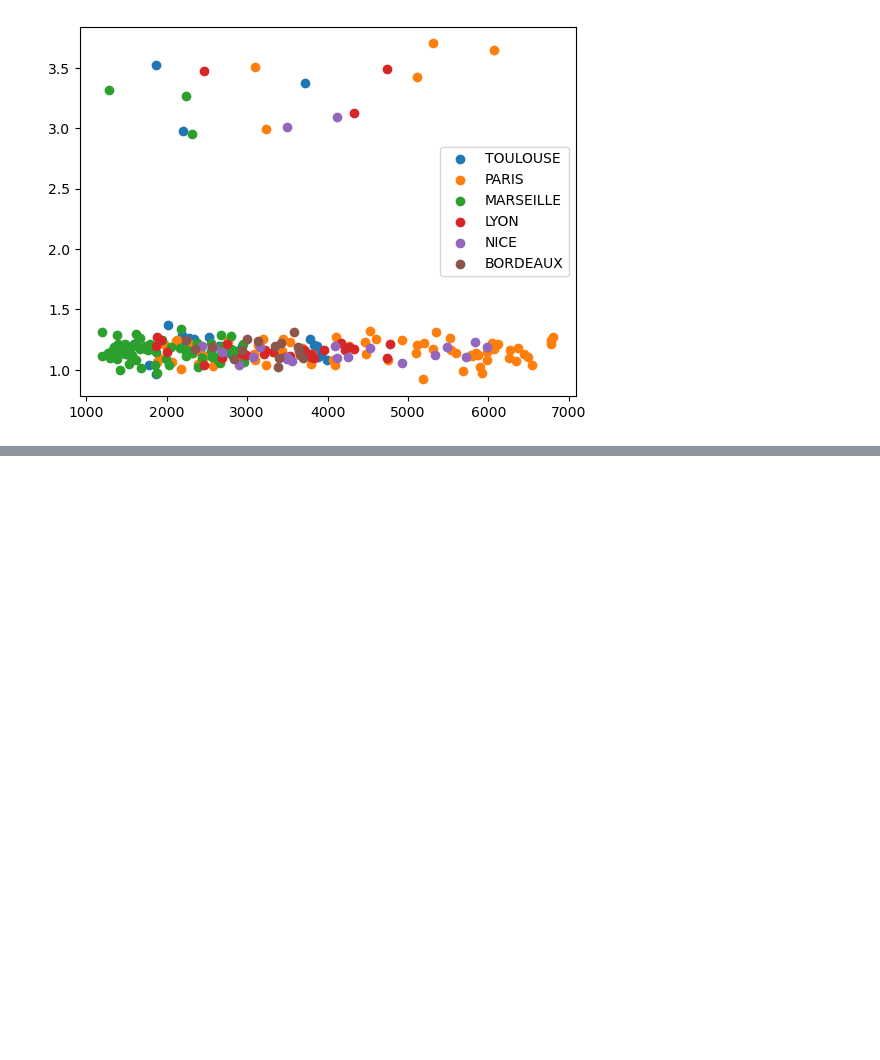
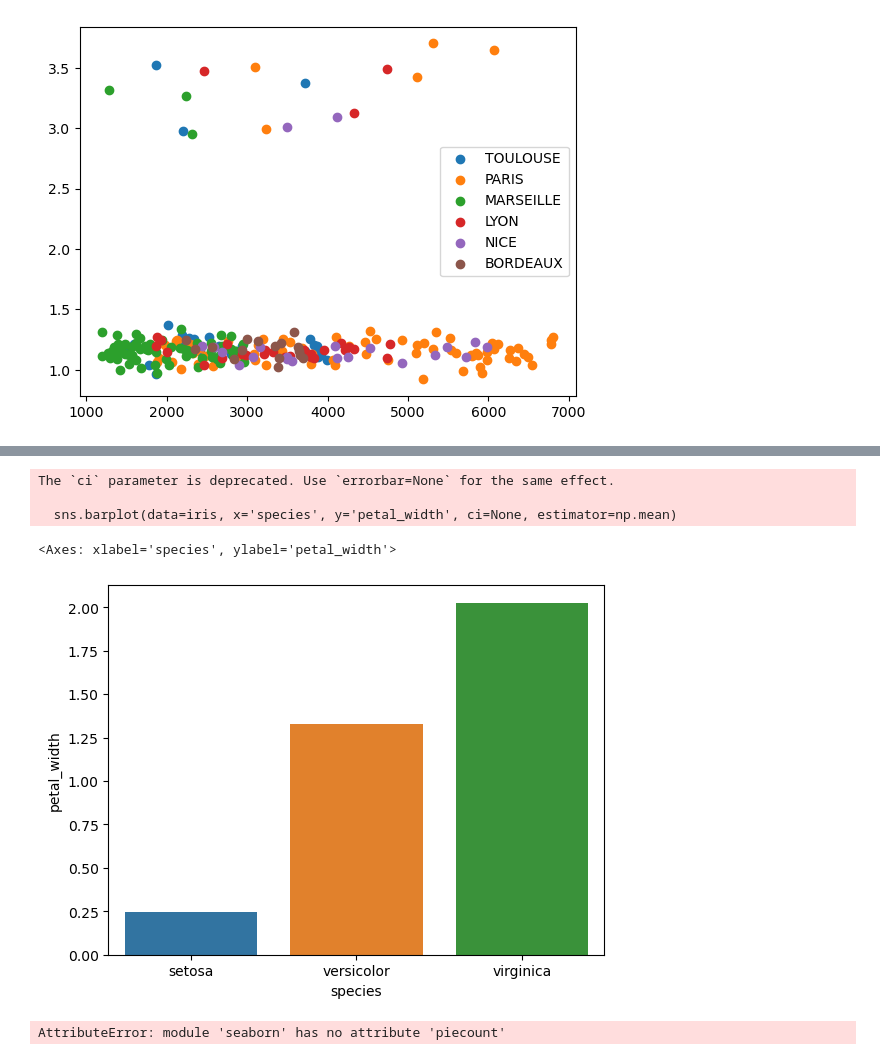
Before and after one commit to Nacim-B/OpenClassrooms-Training, a Jupyter notebook: Project_2.ipynb, the cells around one changed output, grey strips where cells are left out. Drawn from its saved outputs; the diff is of its cells as text; code cells hidden in the pictures; blank space fills up the shorter version.

```diff
--- a/Project_2.ipynb
+++ b/Project_2.ipynb
@@ -328,0 +361,8 @@ plt.grid(axis = 'y')
+# %%
+sns.barplot(data=iris, x='species', y='petal_width', ci=None, estimator=np.mean)
+# %% [output]
+The `ci` parameter is deprecated. Use `errorbar=None` for the same effect.
+
+  sns.barplot(data=iris, x='species', y='petal_width', ci=None, estimator=np.mean)
+<Axes: xlabel='species', ylabel='petal_width'>
+[figure, added]
@@ -328,0 +371,4 @@ plt.grid(axis = 'y')
+# %%
+sns.piecount(data=mpg, x='origin', autopct='%.1f%%')
+# %% [output]
+AttributeError: module 'seaborn' has no attribute 'piecount'
```
Also changed, not shown: parts of 17 cells of this notebook.
